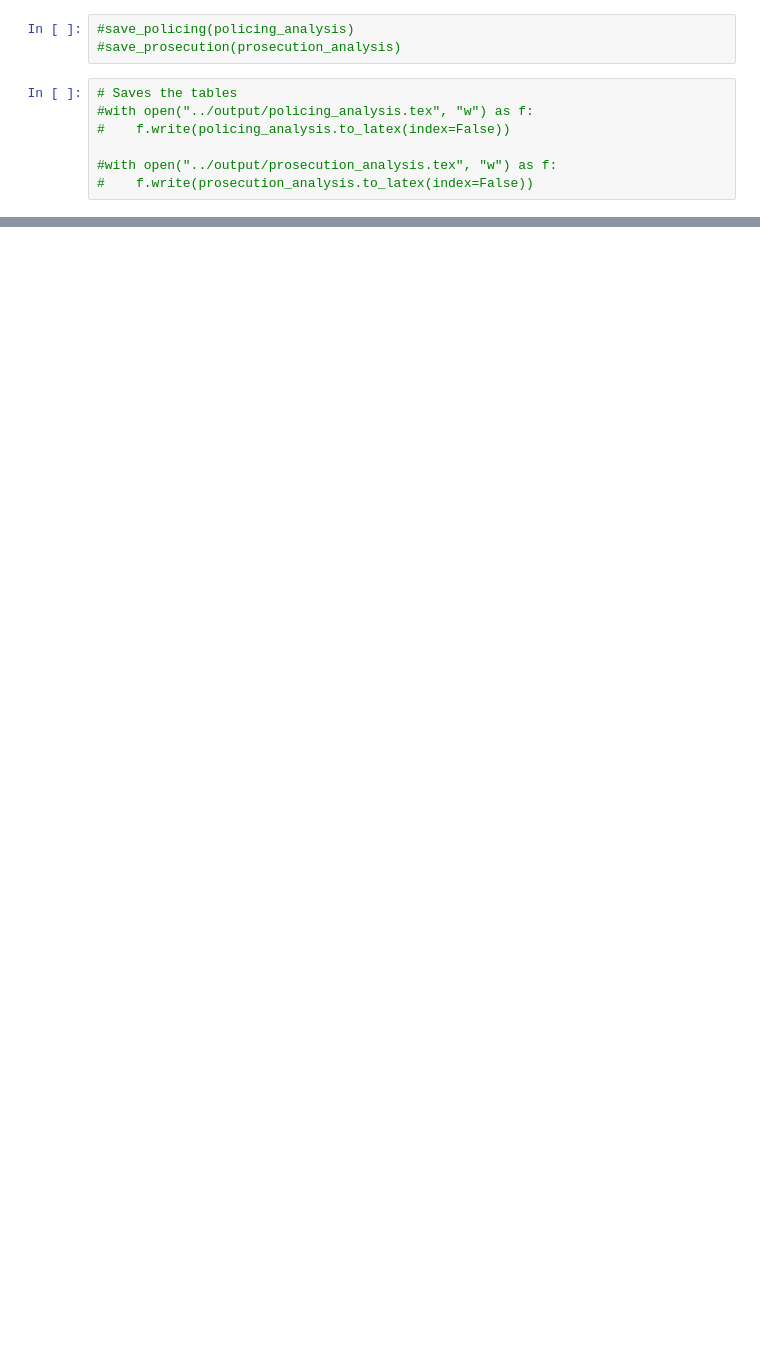
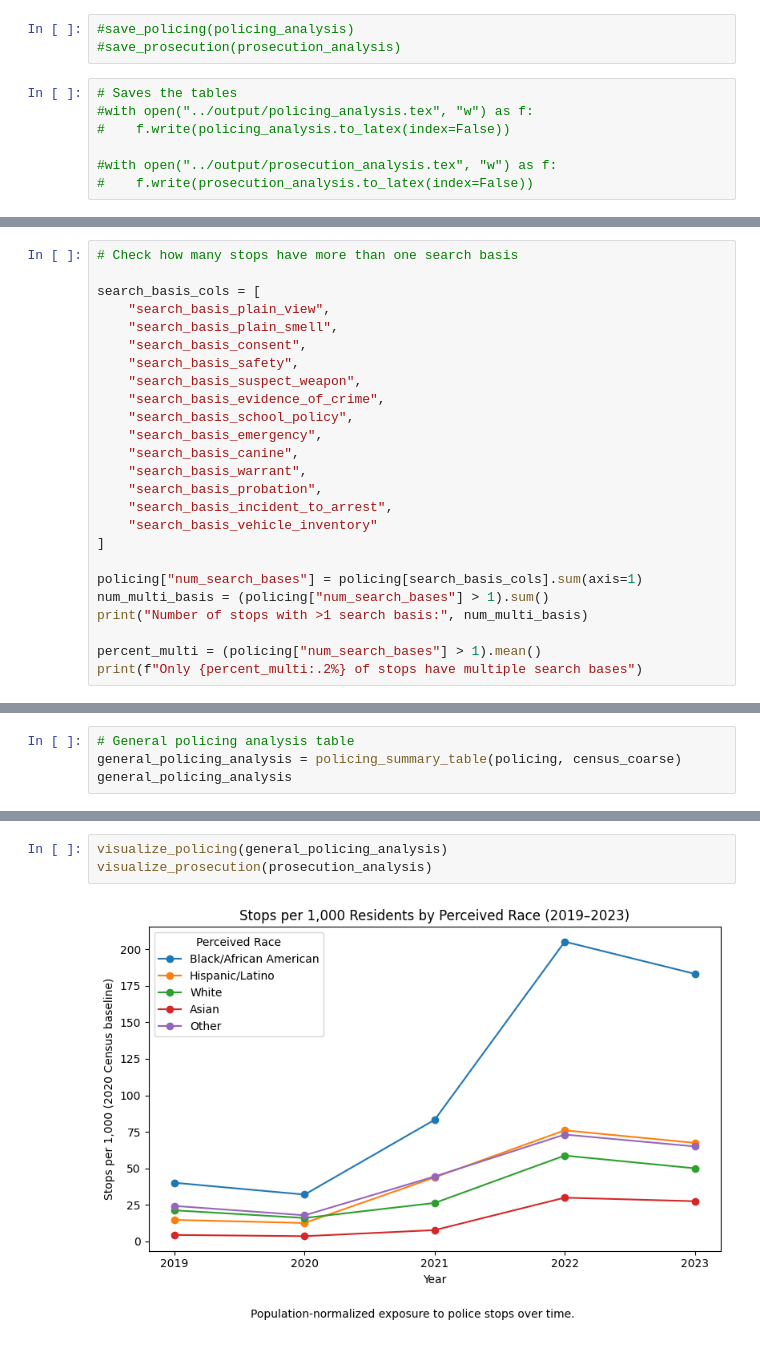
Before and after one commit to laurenbchu/honors-thesis, a Jupyter notebook: notebooks/analysis.ipynb, the cells around one changed output, grey strips where cells are left out. Saved outputs shown, nothing was run; the diff lists cells and outputs as text; blank space fills up the shorter version.

```diff
--- a/notebooks/analysis.ipynb
+++ b/notebooks/analysis.ipynb
@@ -183,0 +202,25 @@ visualize_prosecution(prosecution_analysis)
+# %%
+# Check how many stops have more than one search basis
+
+search_basis_cols = [
+    "search_basis_plain_view",
+    "search_basis_plain_smell",
+    "search_basis_consent",
+    "search_basis_safety",
+    "search_basis_suspect_weapon",
+    "search_basis_evidence_of_crime",
+    "search_basis_school_policy",
+    "search_basis_emergency",
+    "search_basis_canine",
+    "search_basis_warrant",
+    "search_basis_probation",
+    "search_basis_incident_to_arrest",
+    "search_basis_vehicle_inventory"
+]
+
+policing["num_search_bases"] = policing[search_basis_cols].sum(axis=1)
+num_multi_basis = (policing["num_search_bases"] > 1).sum()
+print("Number of stops with >1 search basis:", num_multi_basis)
+
+percent_multi = (policing["num_search_bases"] > 1).mean()
+print(f"Only {percent_multi:.2%} of stops have multiple search bases")
@@ -183,0 +230,4 @@ visualize_prosecution(prosecution_analysis)
+# %%
+# General policing analysis table
+general_policing_analysis = policing_summary_table(policing, census_coarse)
+general_policing_analysis
@@ -183,0 +252,5 @@ visualize_prosecution(prosecution_analysis)
+# %%
+visualize_policing(general_policing_analysis)
+visualize_prosecution(prosecution_analysis)
+# %% [output]
+[figure, added]
```
Also changed, not shown: parts of 22 cells of this notebook, 1 other file.
